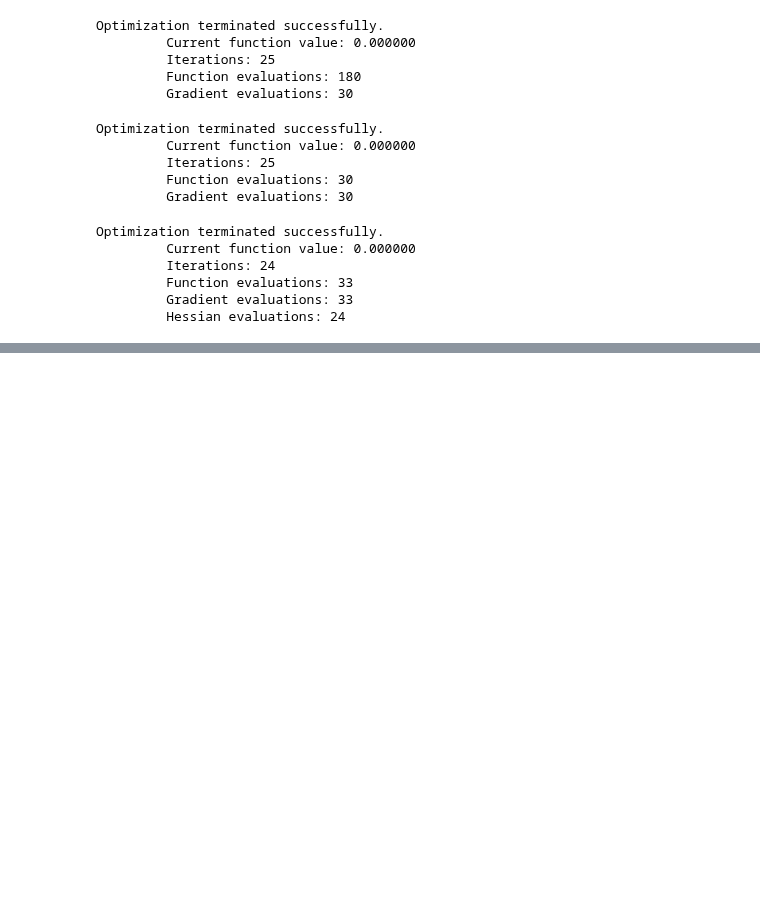
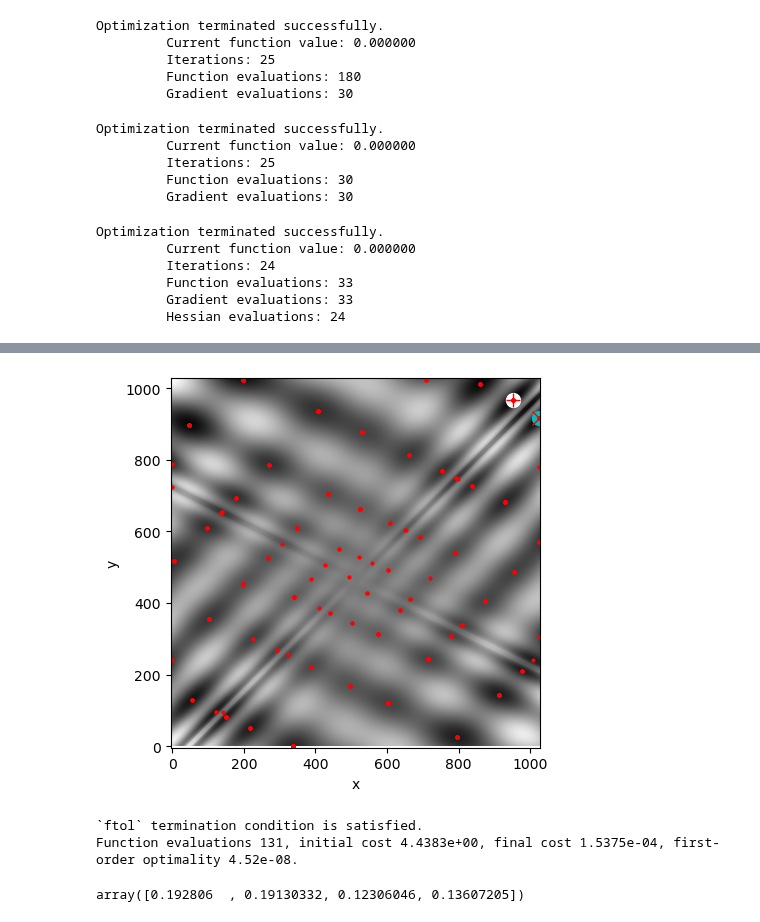
Before and after one commit to MWhitta/phaseMAP, a Jupyter notebook: Peak_Opt.ipynb, the cells around one changed output, grey strips where cells are left out. Cells and saved outputs as stored; diff of their text form; code cells hidden in the pictures; blank space fills up the shorter version.

```diff
--- a/Peak_Opt.ipynb
+++ b/Peak_Opt.ipynb
@@ -98,0 +342,5 @@ Optimization terminated successfully.
+# %%
+from scipy import optimize
+results = dict()
+results['shgo'] = optimize.shgo(eggholder, bounds)
+results['shgo']
@@ -98,0 +359,3 @@ Optimization terminated successfully.
+# %%
+results['DA'] = optimize.dual_annealing(eggholder, bounds)
+results['DA']
@@ -98,0 +372,3 @@ Optimization terminated successfully.
+# %%
+results['DE'] = optimize.differential_evolution(eggholder, bounds)
+results['DE']
@@ -98,0 +383,4 @@ Optimization terminated successfully.
+# %%
+results['shgo_sobol'] = optimize.shgo(eggholder, bounds, n=200, iters=5,
+                                      sampling_method='sobol')
+results['shgo_sobol']
@@ -98,0 +405,56 @@ Optimization terminated successfully.
+# %%
+fig = plt.figure()
+ax = fig.add_subplot(111)
+im = ax.imshow(eggholder(xy), interpolation='bilinear', origin='lower',
+               cmap='gray')
+ax.set_xlabel('x')
+ax.set_ylabel('y')
+
+def plot_point(res, marker='o', color=None):
+    ax.plot(512+res.x[0], 512+res.x[1], marker=marker, color=color, ms=10)
+
+plot_point(results['DE'], color='c')  # differential_evolution - cyan
+plot_point(results['DA'], color='w')  # dual_annealing.        - white
+
+# SHGO produces multiple minima, plot them all (with a smaller marker size)
+plot_point(results['shgo'], color='r', marker='+')
+plot_point(results['shgo_sobol'], color='r', marker='x')
+for i in range(results['shgo_sobol'].xl.shape[0]):
+    ax.plot(512 + results['shgo_sobol'].xl[i, 0],
+            512 + results['shgo_sobol'].xl[i, 1],
+            'ro', ms=2)
+
+ax.set_xlim([-4, 514*2])
+ax.set_ylim([-4, 514*2])
+plt.show()
+# %% [output]
+[figure, added]
+# %%
+#least squares function fitting (used in peak fitting notebook)
+#This example fits x values based on residuals to function
+#Analytical Jacobian is strongly recommended
+from scipy.optimize import least_squares
+def model(x, u):
+    return x[0] * (u ** 2 + x[1] * u) / (u ** 2 + x[2] * u + x[3])
+def fun(x, u, y):
+    return model(x, u) - y
+def jac(x, u, y):
+    J = np.empty((u.size, x.size))
+    den = u ** 2 + x[2] * u + x[3]
+    num = u ** 2 + x[1] * u
+    J[:, 0] = num / den
+    J[:, 1] = x[0] * u / den
+    J[:, 2] = -x[0] * num * u / den ** 2
+    J[:, 3] = -x[0] * num / den ** 2
+    return J
+u = np.array([4.0, 2.0, 1.0, 5.0e-1, 2.5e-1, 1.67e-1, 1.25e-1, 1.0e-1,
+              8.33e-2, 7.14e-2, 6.25e-2])
+y = np.array([1.957e-1, 1.947e-1, 1.735e-1, 1.6e-1, 8.44e-2, 6.27e-2,
+              4.56e-2, 3.42e-2, 3.23e-2, 2.35e-2, 2.46e-2])
+x0 = np.array([2.5, 3.9, 4.15, 3.9])
+res = least_squares(fun, x0, jac=jac, bounds=(0, 100), args=(u, y), verbose=1)
+res.x
+# %% [output]
+`ftol` termination condition is satisfied.
+Function evaluations 131, initial cost 4.4383e+00, final cost 1.5375e-04, first-order optimality 4.52e-08.
+array([0.192806  , 0.19130332, 0.12306046, 0.13607205])
```
Also changed, not shown: parts of 33 cells of this notebook.
